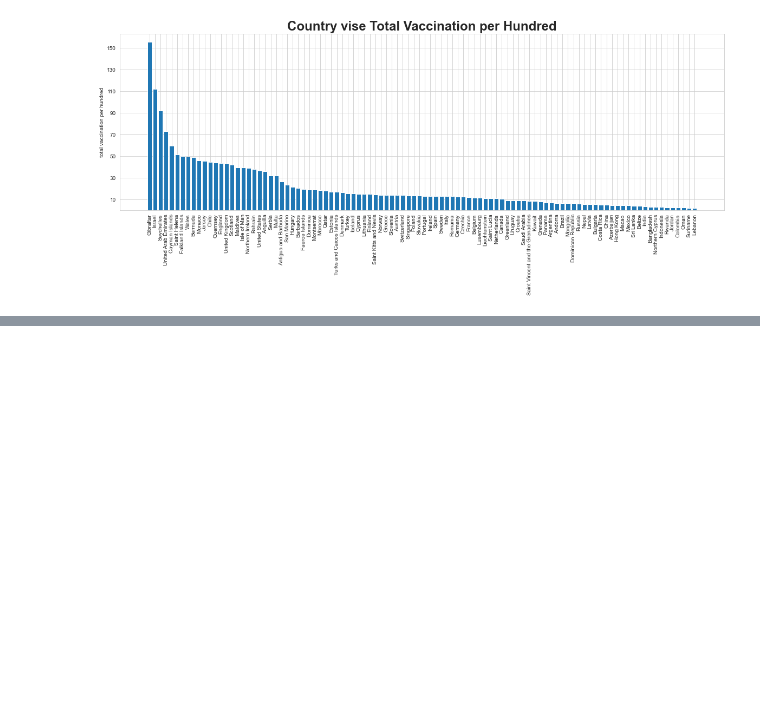
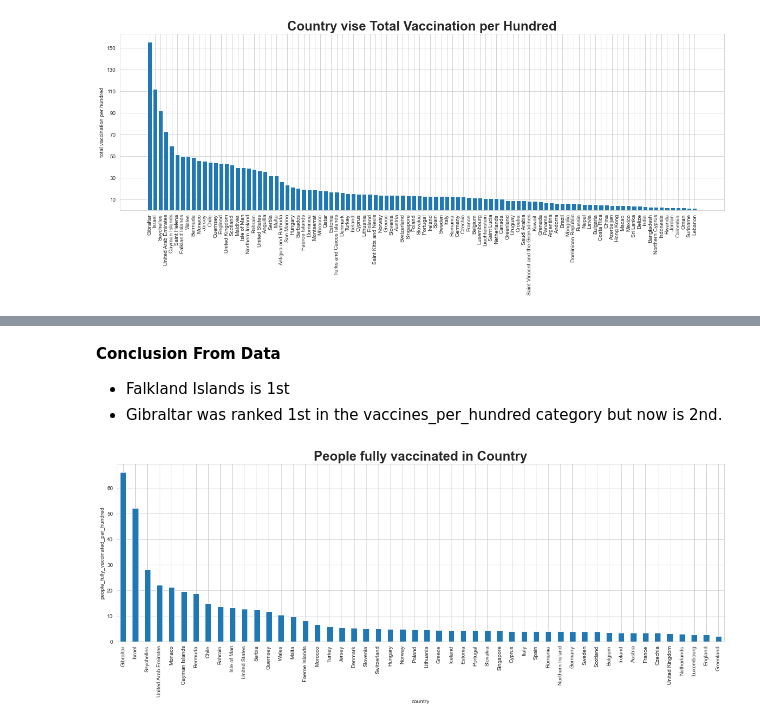
Before and after one commit to HunterKane/Covid-19-Vaccination-Progress-Analysis-, a Jupyter notebook: Covid-19 Vaccinated Countries Analysis .ipynb, the cells around one changed output, grey strips where cells are left out. Drawn from its saved outputs; the diff is of its cells as text; code cells hidden in the pictures; blank space fills up the shorter version.

```diff
--- a/Covid-19 Vaccinated Countries Analysis .ipynb
+++ b/Covid-19 Vaccinated Countries Analysis .ipynb
@@ -328,0 +348,12 @@ __Conclusion from Data__
+# %% [markdown]
+__Conclusion From Data__
+
+- Falkland Islands is 1st
+- Gibraltar was ranked 1st in the vaccines_per_hundred category but now is 2nd.
+# %%
+plt.figure(figsize=(20, 6))
+covid_df.groupby('country')['people_fully_vaccinated_per_hundred'].max().sort_values(ascending=False)[:50].plot(kind='bar')
+plt.ylabel('people_fully_vaccinated_per_hundred')
+plt.title('People fully vaccinated in Country', fontsize=24, fontweight='bold');
+# %% [output]
+[figure, added]
```
Also changed, not shown: parts of 10 cells of this notebook.
